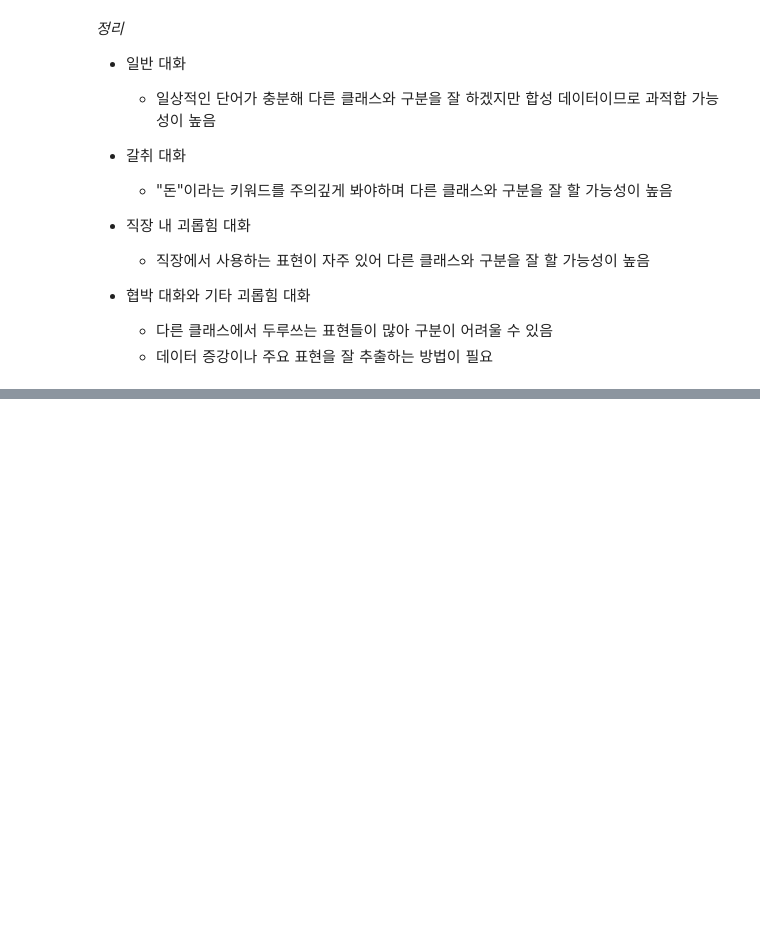
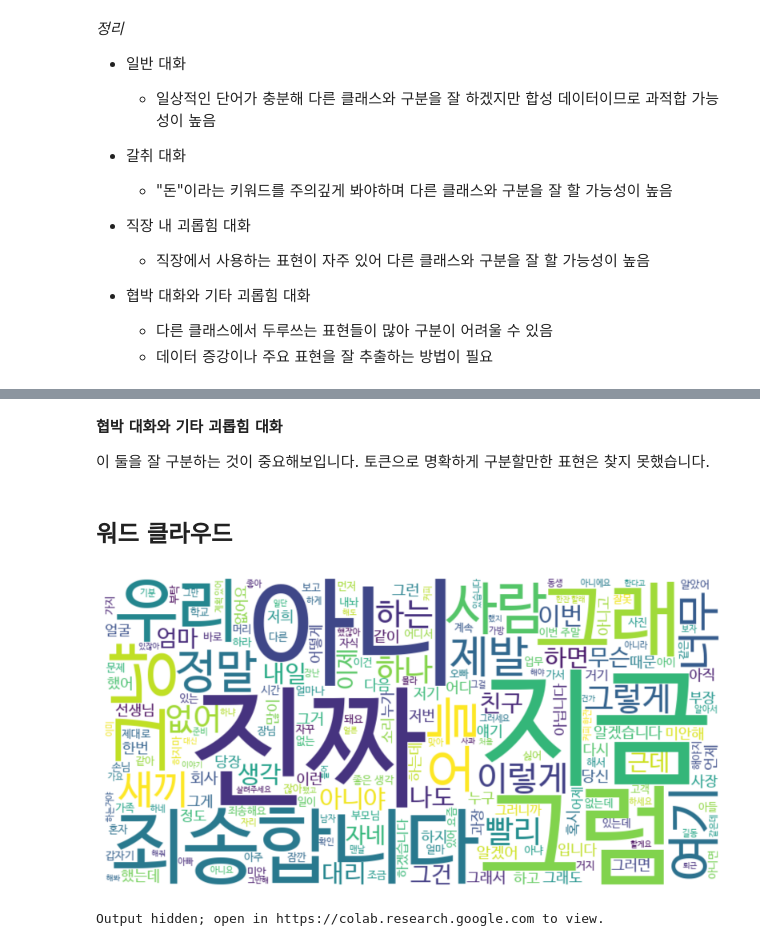
Before and after one commit to bth0114/AIFFEL_DLThon_DKTC_online13, a Jupyter notebook: notebooks/jiwoong/eda.ipynb, the cells around one changed output, grey strips where cells are left out. Saved outputs shown, nothing was run; the diff lists cells and outputs as text; code cells hidden in the pictures; blank space fills up the shorter version.

Commit message:
feat: TF-IDF 분석, 워드 클라우드 추가

```diff
--- a/notebooks/jiwoong/eda.ipynb
+++ b/notebooks/jiwoong/eda.ipynb
@@ -149,0 +168,33 @@ for cls, freq in class_freqs.items():
+# %%
+# TF-IDF 벡터화기 생성
+vectorizer = TfidfVectorizer(max_features=5000)
+
+# 전체 데이터셋에 대해 vocabulary 생성
+vectorizer.fit(df['tokenized'])
+
+# 클래스별로 TF-IDF 계산
+class_tfidf = {}
+
+for label in df['class'].unique():
+    sub_df = df[df['class'] == label]
+
+    # 해당 클래스의 데이터만 transform
+    tfidf_matrix = vectorizer.transform(sub_df['tokenized'])
+
+    # 각 단어의 TF-IDF 점수 추출
+    feature_names = vectorizer.get_feature_names_out()
+    tfidf_scores = tfidf_matrix.sum(axis=0).A1
+
+    # TF-IDF 점수가 높은 단어 추출
+    sorted_indices = tfidf_scores.argsort()[::-1]
+    sorted_words = [feature_names[i] for i in sorted_indices]
+    sorted_scores = tfidf_scores[sorted_indices]
+
+    # 클래스별 특징적인 단어 추출
+    class_tfidf[label] = list(zip(sorted_words[:20], sorted_scores[:20]))
+# %%
+for cls, top_words in class_tfidf.items():
+    print(f"[{cls}]", end=" ")
+    for word, score in top_words:
+        print(f"{word}: {score:.2f}", end="  ")
+    print("\n")
@@ -149,0 +218,37 @@ for cls, freq in class_freqs.items():
+# %% [markdown]
+**협박 대화와 기타 괴롭힘 대화**
+
+이 둘을 잘 구분하는 것이 중요해보입니다. 토큰으로 명확하게 구분할만한 표현은 찾지 못했습니다.
+# %% [markdown]
+## 워드 클라우드
+# %%
+# 전체 데이터에서 두 글자 이상인 모든 단어를 하나의 문자열로 결합
+all_text = " ".join(df['tokenized'].apply(lambda x: " ".join([word for word in x.split() if len(word) > 1])))
+
+wordcloud = WordCloud(font_path = fontpath, width=800, height=400, background_color='white').generate(all_text)
+
+# 생성된 워드 클라우드 출력
+plt.figure(figsize=(10, 5))
+plt.imshow(wordcloud, interpolation='bilinear')
+plt.axis("off")
+plt.show()
+# %% [output]
+[figure, added]
+# %%
+# 클래스별 워드 클라우드 생성
+classes = df['class'].unique()
+
+for cls in classes:
+    class_data = df[df['class'] == cls]
+    class_text = " ".join(class_data['tokenized'].apply(lambda x: " ".join([word for word in x.split() if len(word) > 1])))
+
+    # 워드 클라우드 생성
+    wordcloud = WordCloud(font_path = fontpath, width=800, height=400, background_color='white').generate(class_text)
+
+    print(f"클래스 - {cls}:")
+    plt.figure(figsize=(10, 5))
+    plt.imshow(wordcloud, interpolation='bilinear')
+    plt.axis("off")
+    plt.show()
+# %% [output]
+Output hidden; open in https://colab.research.google.com to view.
```
Also changed, not shown: parts of 11 cells of this notebook.
